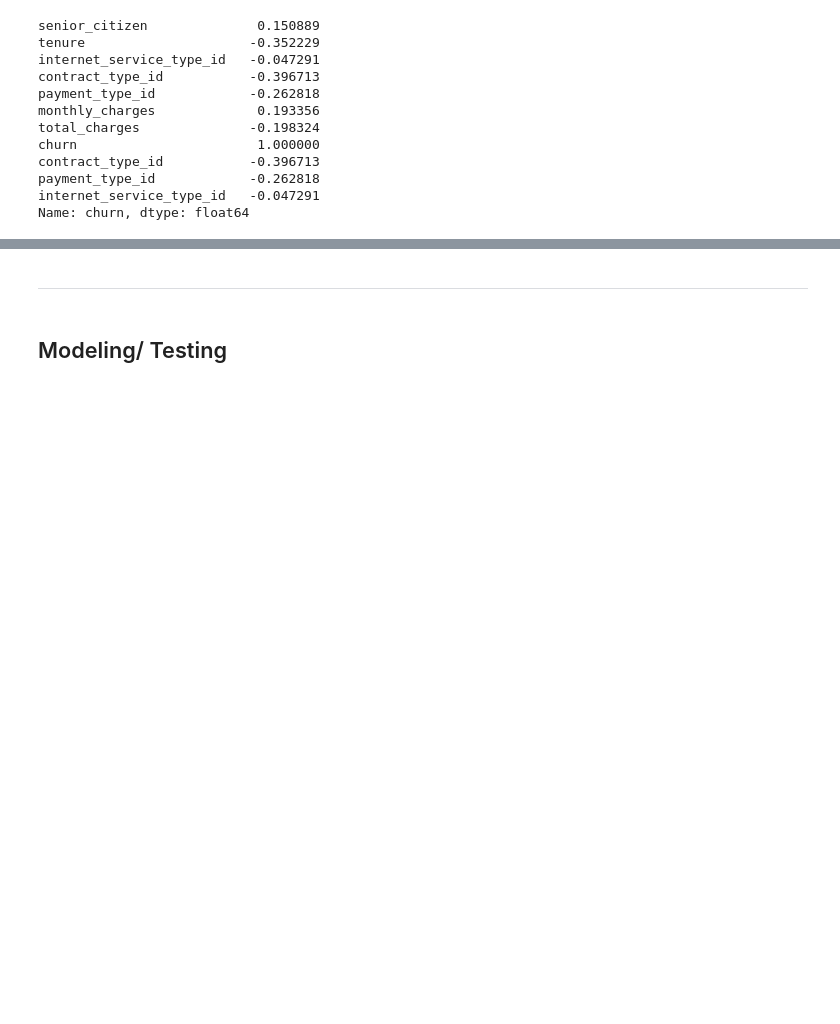
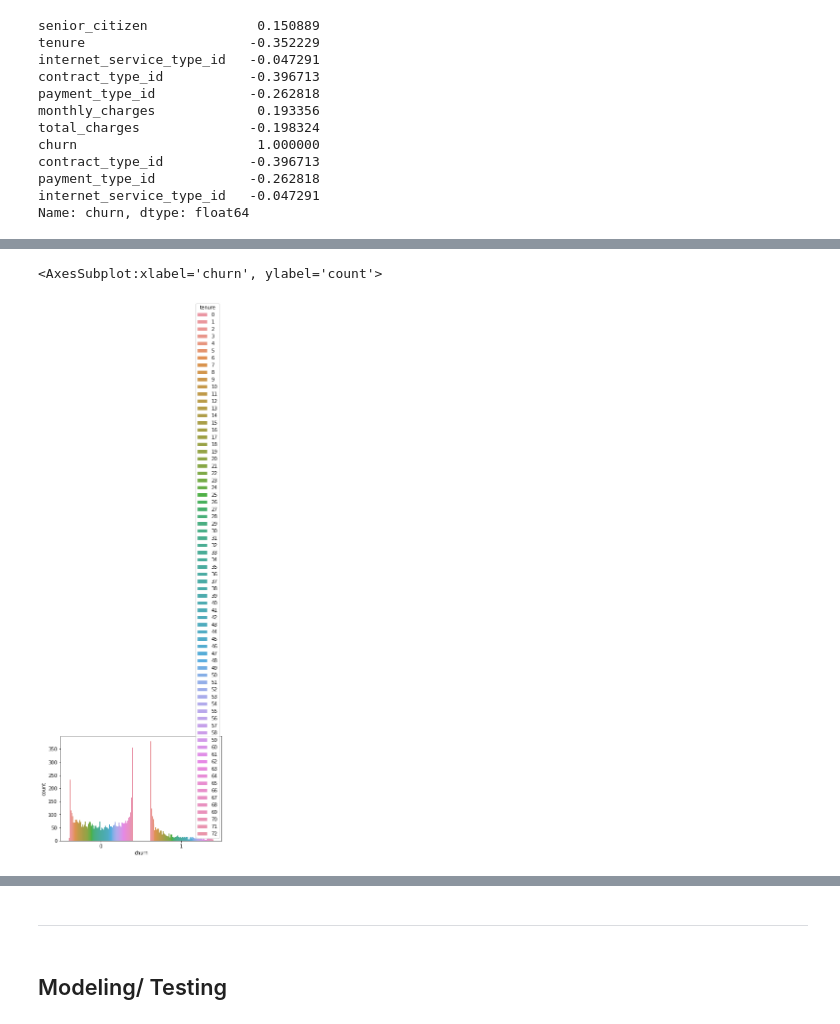
Before and after one commit to natasharivers/Classification_Projec, a Jupyter notebook: Initial Notebook.ipynb, the cells around one changed output, grey strips where cells are left out. Saved outputs shown, nothing was run; the diff lists cells and outputs as text; code cells hidden in the pictures; blank space fills up the shorter version.

```diff
--- a/Initial Notebook.ipynb
+++ b/Initial Notebook.ipynb
@@ -294,0 +290,7 @@ AttributeError: 'function' object has no attribute 'telco'
+# %%
+#this plot shows senior citizen (1) vs non-senior citizen (0)
+## who churn (1) vs do not churn (0)
+sns.countplot(x='churn', hue='tenure', data=telco)
+# %% [output]
+<AxesSubplot:xlabel='churn', ylabel='count'>
+[figure, added]
```
Also changed, not shown: parts of 3 cells of this notebook.
